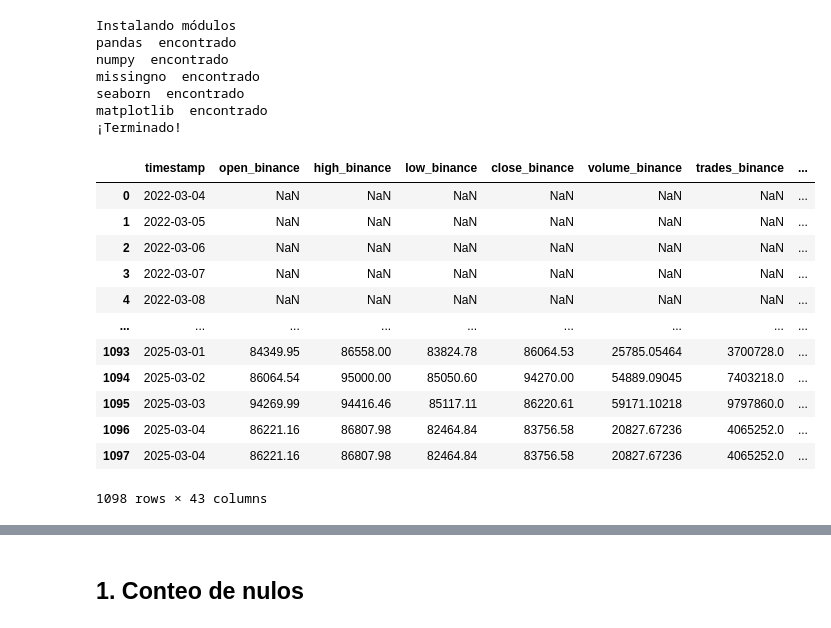
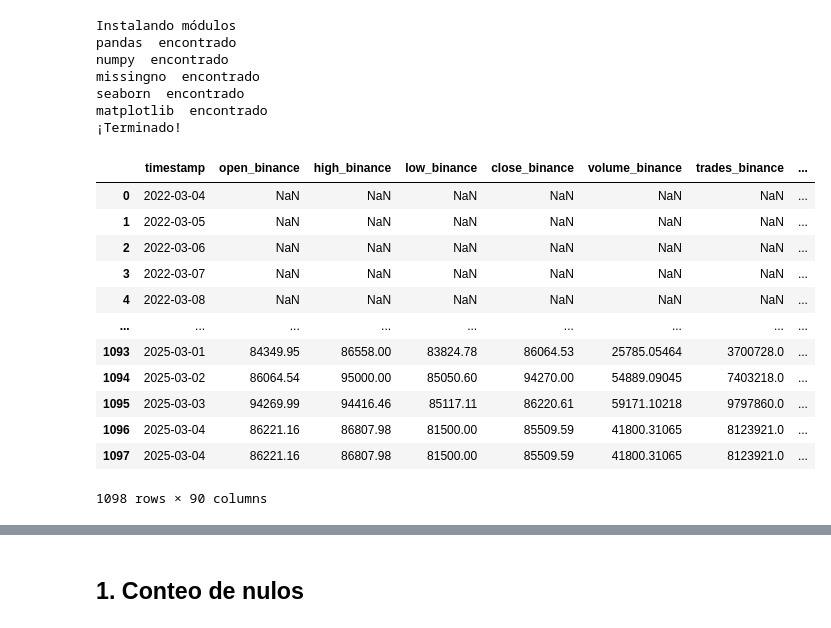
Before and after one commit to rosagomezzgil/c2425-R6, a Jupyter notebook: src/analisis/Visualizacion_merged_datos.ipynb, the cells around one changed output, grey strips where cells are left out. Saved outputs shown, nothing was run; the diff lists cells and outputs as text; code cells hidden in the pictures.

```diff
--- a/src/analisis/Visualizacion_merged_datos.ipynb
+++ b/src/analisis/Visualizacion_merged_datos.ipynb
@@ -45,20 +45,20 @@ import missingno as msno
 import seaborn as sns
 import matplotlib.pyplot as plt
 # %%
-path = r'../../data/limpio_merged_data.csv'
+path = r'../../data/limpieza/cleaned_data.csv'
 df = pd.read_csv(path, header=0)
 df
 # %% [output]
 |  | timestamp | open_binance | high_binance | low_binance | close_binance | volume_binance | trades_binance | ... |
 | 0 | 2022-03-04 | NaN | NaN | NaN | NaN | NaN | NaN | ... |
 | 1 | 2022-03-05 | NaN | NaN | NaN | NaN | NaN | NaN | ... |
 | 2 | 2022-03-06 | NaN | NaN | NaN | NaN | NaN | NaN | ... |
 | 3 | 2022-03-07 | NaN | NaN | NaN | NaN | NaN | NaN | ... |
 | 4 | 2022-03-08 | NaN | NaN | NaN | NaN | NaN | NaN | ... |
 | ... | ... | ... | ... | ... | ... | ... | ... | ... |
 | 1093 | 2025-03-01 | 84349.95 | 86558.00 | 83824.78 | 86064.53 | 25785.05464 | 3700728.0 | ... |
 | 1094 | 2025-03-02 | 86064.54 | 95000.00 | 85050.60 | 94270.00 | 54889.09045 | 7403218.0 | ... |
 | 1095 | 2025-03-03 | 94269.99 | 94416.46 | 85117.11 | 86220.61 | 59171.10218 | 9797860.0 | ... |
-| 1096 | 2025-03-04 | 86221.16 | 86807.98 | 82464.84 | 83756.58 | 20827.67236 | 4065252.0 | ... |
-| 1097 | 2025-03-04 | 86221.16 | 86807.98 | 82464.84 | 83756.58 | 20827.67236 | 4065252.0 | ... |
+| 1096 | 2025-03-04 | 86221.16 | 86807.98 | 81500.00 | 85509.59 | 41800.31065 | 8123921.0 | ... |
+| 1097 | 2025-03-04 | 86221.16 | 86807.98 | 81500.00 | 85509.59 | 41800.31065 | 8123921.0 | ... |
-1098 rows × 43 columns
+1098 rows × 90 columns
```
Also changed, not shown: parts of 16 cells of this notebook, 3 other files.
